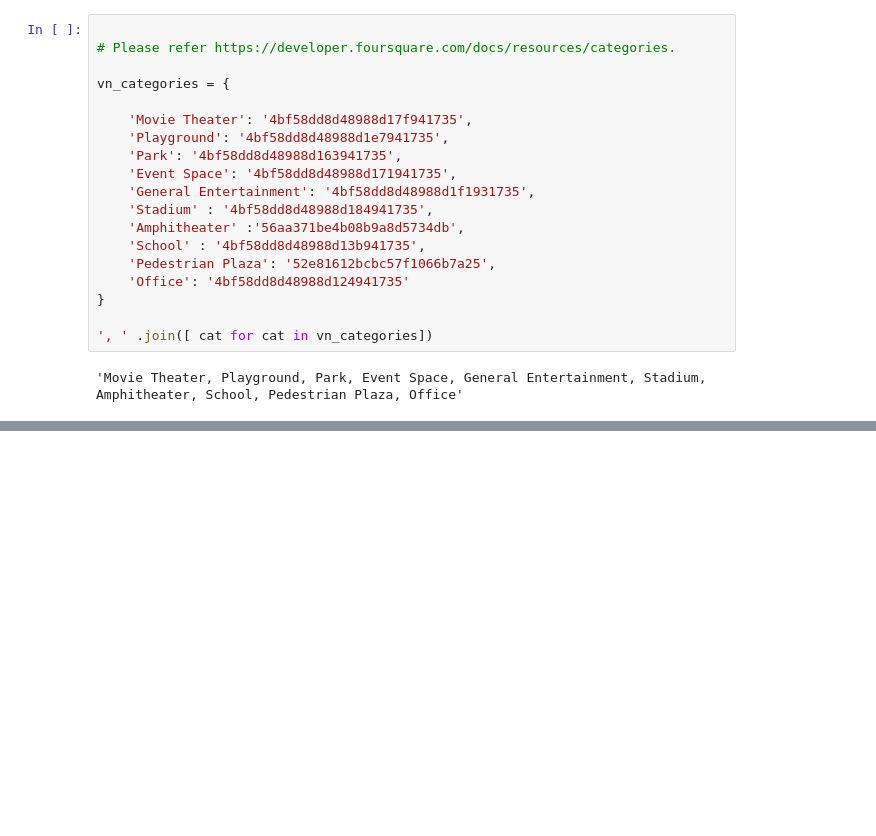
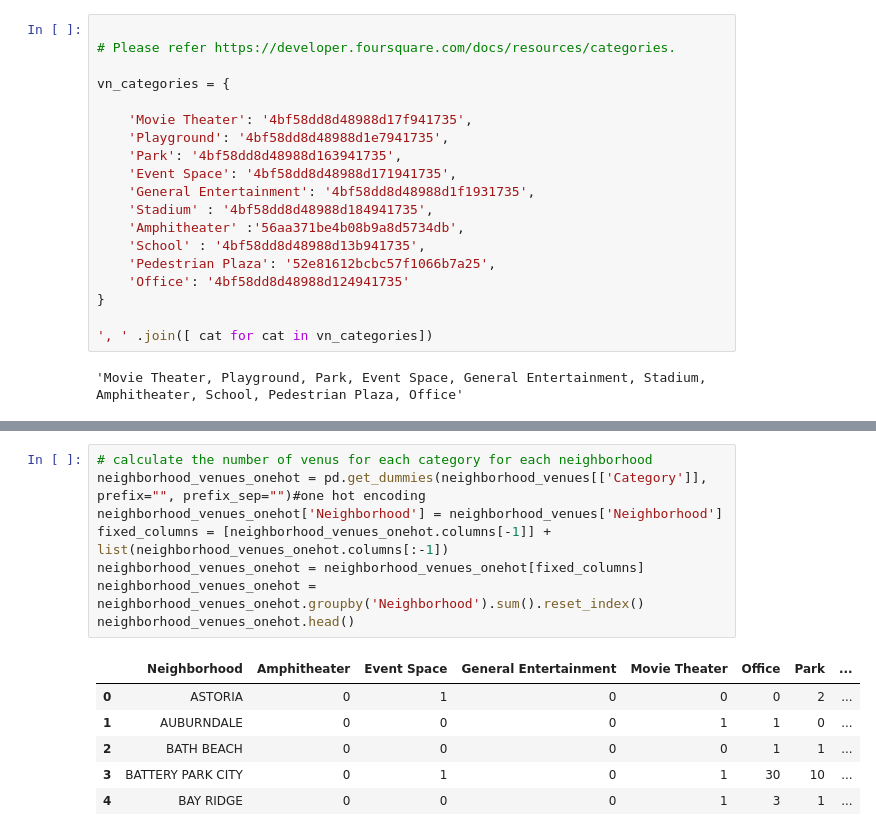
Before and after one commit to catkeeper1/Coursera_Capstone, a Jupyter notebook: capstone_final_assignment1.ipynb, the cells around one changed output, grey strips where cells are left out. Saved outputs shown, nothing was run; the diff lists cells and outputs as text; blank space fills up the shorter version.

```diff
--- a/capstone_final_assignment1.ipynb
+++ b/capstone_final_assignment1.ipynb
@@ -188,0 +225,15 @@ else:
+# %%
+# calculate the number of venus for each category for each neighborhood
+neighborhood_venues_onehot = pd.get_dummies(neighborhood_venues[['Category']], prefix="", prefix_sep="")#one hot encoding
+neighborhood_venues_onehot['Neighborhood'] = neighborhood_venues['Neighborhood']
+fixed_columns = [neighborhood_venues_onehot.columns[-1]] + list(neighborhood_venues_onehot.columns[:-1])
+neighborhood_venues_onehot = neighborhood_venues_onehot[fixed_columns]
+neighborhood_venues_onehot = neighborhood_venues_onehot.groupby('Neighborhood').sum().reset_index()
+neighborhood_venues_onehot.head()
+# %% [output]
+|  | Neighborhood | Amphitheater | Event Space | General Entertainment | Movie Theater | Office | Park | ... |
+| 0 | ASTORIA | 0 | 1 | 0 | 0 | 0 | 2 | ... |
+| 1 | AUBURNDALE | 0 | 0 | 0 | 1 | 1 | 0 | ... |
+| 2 | BATH BEACH | 0 | 0 | 0 | 0 | 1 | 1 | ... |
+| 3 | BATTERY PARK CITY | 0 | 1 | 0 | 1 | 30 | 10 | ... |
+| 4 | BAY RIDGE | 0 | 0 | 0 | 1 | 3 | 1 | ... |
```
Also changed, not shown: parts of 6 cells of this notebook, 1 other file.
